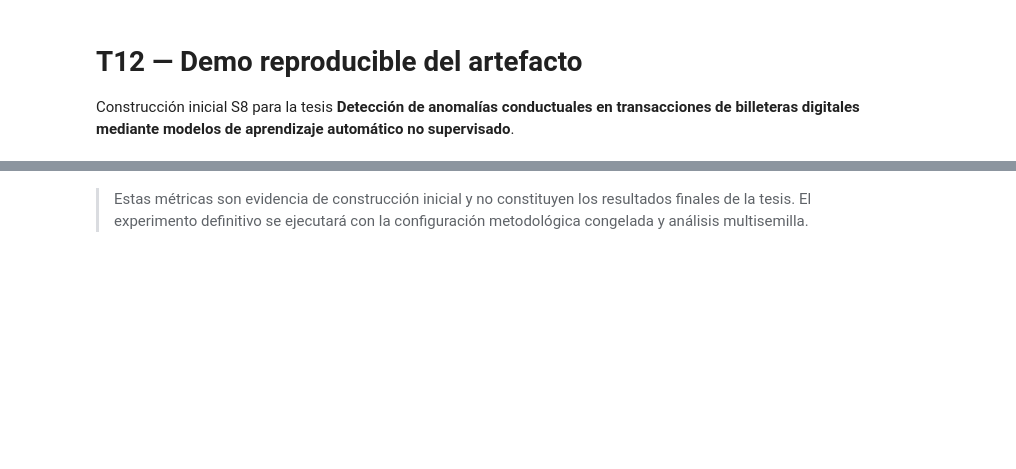
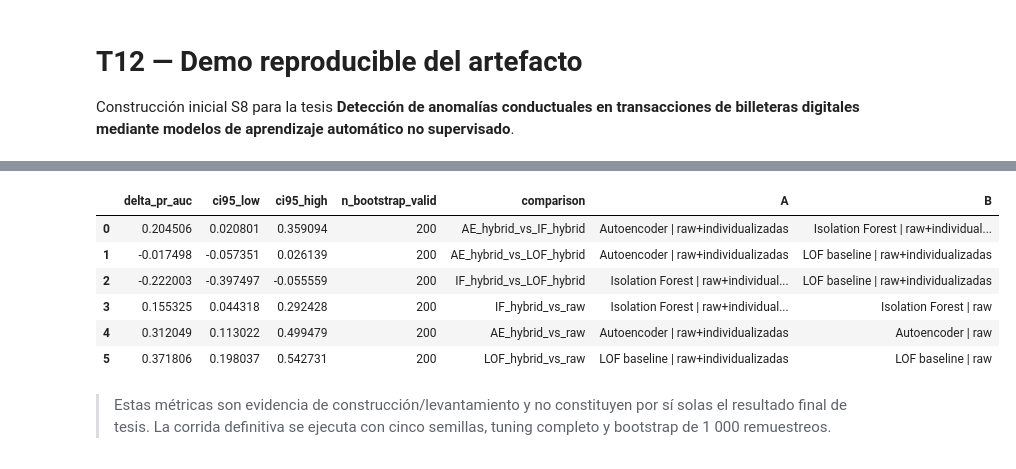
Before and after one commit to alvaroRimbaud/behavioral-anomaly-detection-wallets, a Jupyter notebook: notebooks/T12_Demo_Artefacto.ipynb, the cells around one changed output, grey strips where cells are left out. Saved outputs shown, nothing was run; the diff lists cells and outputs as text; code cells hidden in the pictures; blank space fills up the shorter version.

```diff
--- a/notebooks/T12_Demo_Artefacto.ipynb
+++ b/notebooks/T12_Demo_Artefacto.ipynb
@@ -27,2 +96,12 @@ pd.read_csv("outputs_notebook/metrics_by_intensity.csv")
+# %%
+pd.read_csv("outputs_notebook/paired_bootstrap_pr_auc.csv")
+# %% [output]
+|  | delta_pr_auc | ci95_low | ci95_high | n_bootstrap_valid | comparison | A | B |
+| 0 | 0.204506 | 0.020801 | 0.359094 | 200 | AE_hybrid_vs_IF_hybrid | Autoencoder | raw+individualizadas | Isolation Forest | raw+individual... |
+| 1 | -0.017498 | -0.057351 | 0.026139 | 200 | AE_hybrid_vs_LOF_hybrid | Autoencoder | raw+individualizadas | LOF baseline | raw+individualizadas |
+| 2 | -0.222003 | -0.397497 | -0.055559 | 200 | IF_hybrid_vs_LOF_hybrid | Isolation Forest | raw+individual... | LOF baseline | raw+individualizadas |
+| 3 | 0.155325 | 0.044318 | 0.292428 | 200 | IF_hybrid_vs_raw | Isolation Forest | raw+individual... | Isolation Forest | raw |
+| 4 | 0.312049 | 0.113022 | 0.499479 | 200 | AE_hybrid_vs_raw | Autoencoder | raw+individualizadas | Autoencoder | raw |
+| 5 | 0.371806 | 0.198037 | 0.542731 | 200 | LOF_hybrid_vs_raw | LOF baseline | raw+individualizadas | LOF baseline | raw |
 # %% [markdown]
-> Estas métricas son evidencia de construcción inicial y no constituyen los resultados finales de la tesis. El experimento definitivo se ejecutará con la configuración metodológica congelada y análisis multisemilla.
+> Estas métricas son evidencia de construcción/levantamiento y no constituyen por sí solas el resultado final de tesis. La corrida definitiva se ejecuta con cinco semillas, tuning completo y bootstrap de 1 000 remuestreos.
```
Also changed, not shown: parts of 5 cells of this notebook, 11 other files.
